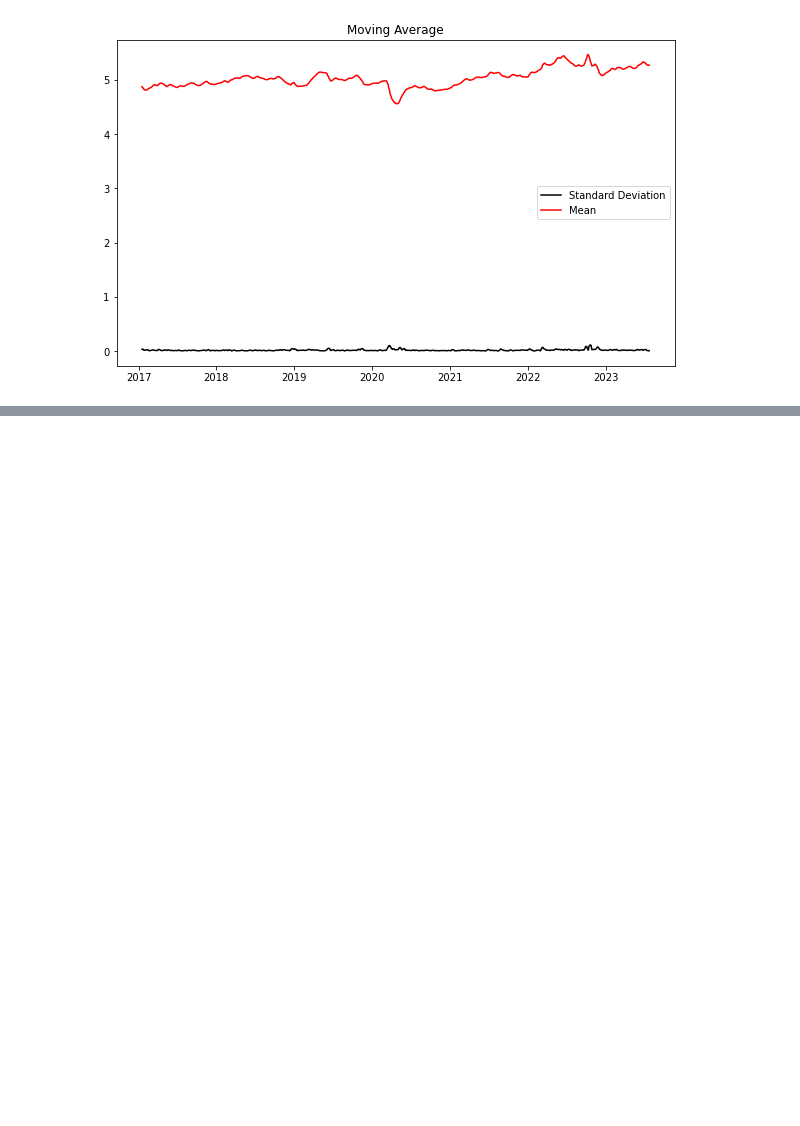
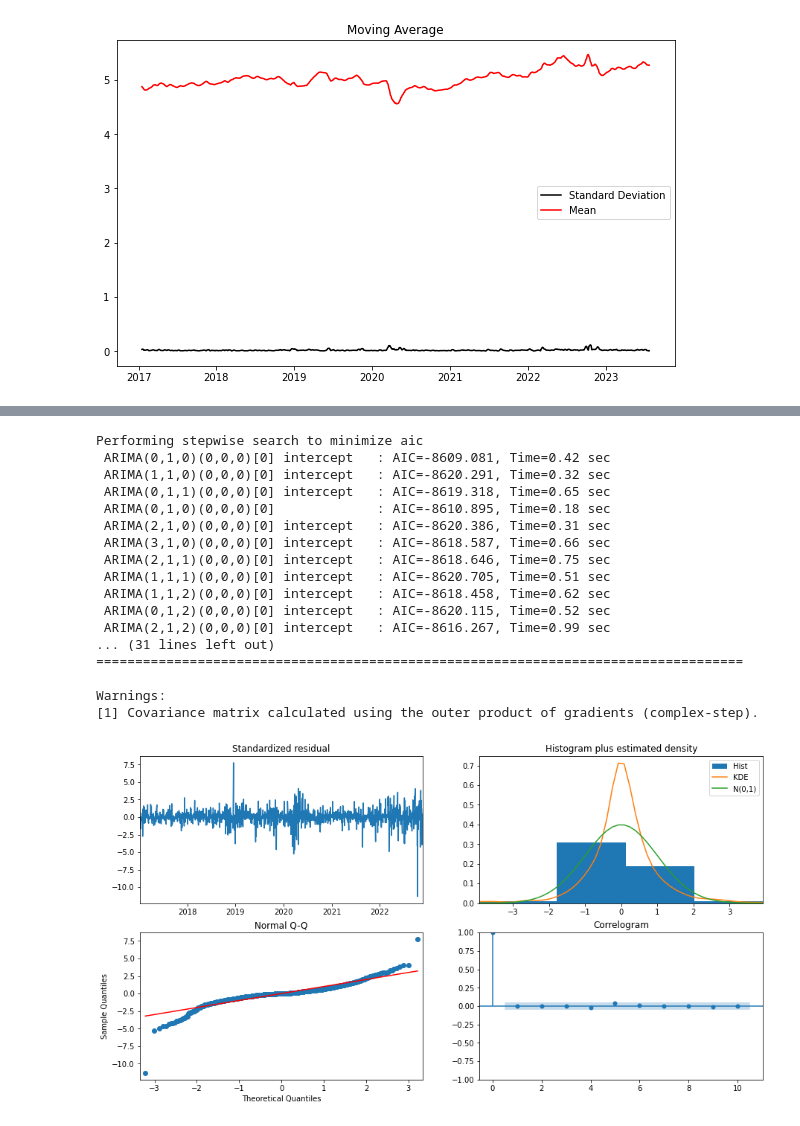
Before and after one commit to jamesjhjung/gas_price_prediction, a Jupyter notebook: model.ipynb, the cells around one changed output, grey strips where cells are left out. Cells and saved outputs as stored; diff of their text form; code cells hidden in the pictures; blank space fills up the shorter version.

Commit message:
finishing model

```diff
--- a/model.ipynb
+++ b/model.ipynb
@@ -76,0 +88,36 @@ No artists with labels found to put in legend.  Note that artists whose label st
+# %%
+# fitting ARIMA with optimal parameters
+model_autoARIMA = auto_arima(train_data, start_p = 0, start_q = 0,
+                      test = 'adf',         # use adftest to find optimal 'd'
+                      max_p = 3, max_q = 3, # maximum p and q
+                      m = 1,                # frequency of series
+                      d = None,             # let model determine 'd'
+                      seasonal = False,     # No Seasonality
+                      start_P = 0,
+                      D = 0,
+                      trace = True,
+                      error_action = 'ignore',
+                      suppress_warnings = True,
+                      stepwise = True)
+print(model_autoARIMA.summary())
+model_autoARIMA.plot_diagnostics(figsize=(15,8))
+plt.show()
+# %% [output]
+Performing stepwise search to minimize aic
+ ARIMA(0,1,0)(0,0,0)[0] intercept   : AIC=-8609.081, Time=0.42 sec
+ ARIMA(1,1,0)(0,0,0)[0] intercept   : AIC=-8620.291, Time=0.32 sec
+ ARIMA(0,1,1)(0,0,0)[0] intercept   : AIC=-8619.318, Time=0.65 sec
+ ARIMA(0,1,0)(0,0,0)[0]             : AIC=-8610.895, Time=0.18 sec
+ ARIMA(2,1,0)(0,0,0)[0] intercept   : AIC=-8620.386, Time=0.31 sec
+ ARIMA(3,1,0)(0,0,0)[0] intercept   : AIC=-8618.587, Time=0.66 sec
+ ARIMA(2,1,1)(0,0,0)[0] intercept   : AIC=-8618.646, Time=0.75 sec
+ ARIMA(1,1,1)(0,0,0)[0] intercept   : AIC=-8620.705, Time=0.51 sec
+ ARIMA(1,1,2)(0,0,0)[0] intercept   : AIC=-8618.458, Time=0.62 sec
+ ARIMA(0,1,2)(0,0,0)[0] intercept   : AIC=-8620.115, Time=0.52 sec
+ ARIMA(2,1,2)(0,0,0)[0] intercept   : AIC=-8616.267, Time=0.99 sec
+... (31 lines left out)
+===================================================================================
+
+Warnings:
+[1] Covariance matrix calculated using the outer product of gradients (complex-step).
+[figure, added]
```
Also changed, not shown: parts of 7 cells of this notebook.
